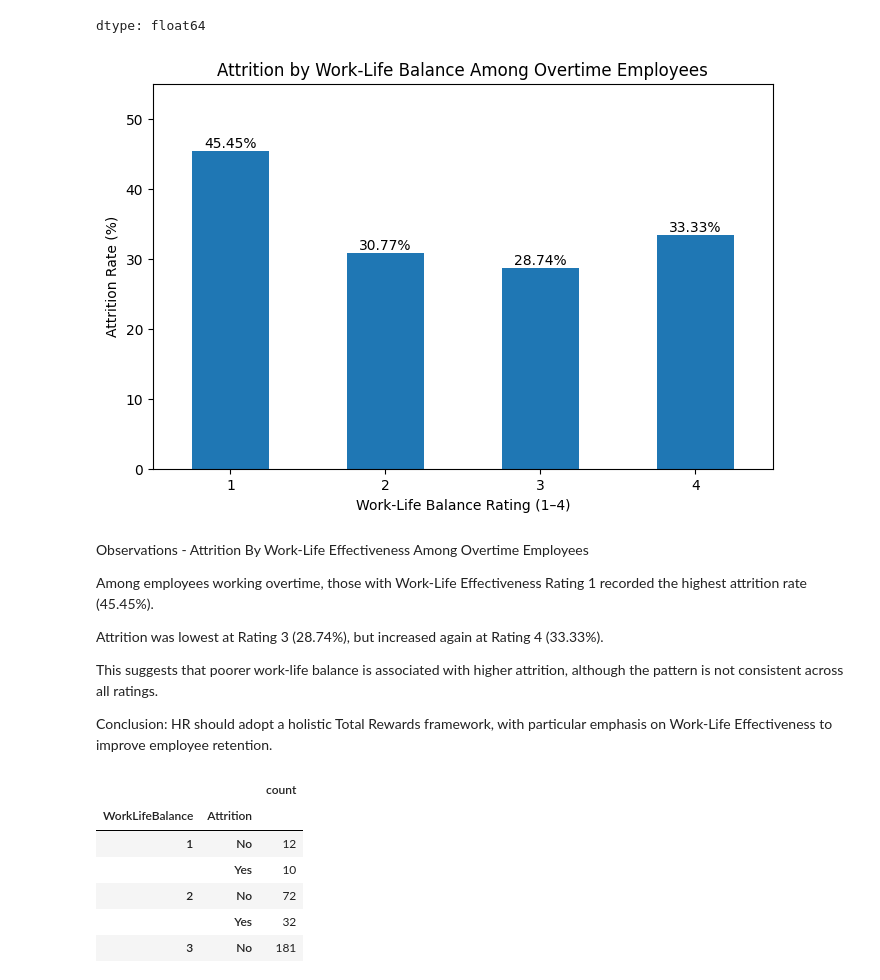
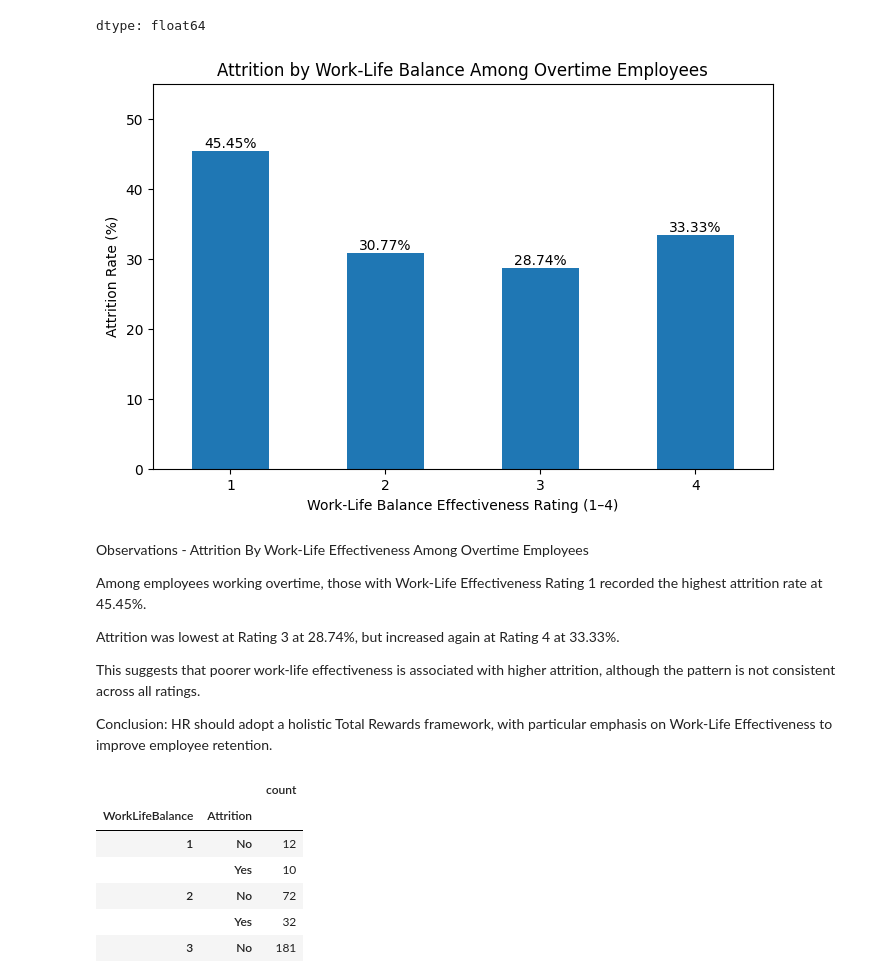
Before and after one commit to Jamieho1602/IBM-HR-Analytics-Overview, a Jupyter notebook: IBM_HR_Analytics.ipynb, the cells around one changed output. Saved outputs shown, nothing was run; the diff lists cells and outputs as text; code cells hidden in the pictures.

```diff
--- a/IBM_HR_Analytics.ipynb
+++ b/IBM_HR_Analytics.ipynb
@@ -1111,36 +1173,36 @@ overtime_data = hr_data[hr_data['OverTime'] == 'Yes']
 | 4 | 33.33 |
 dtype: float64
 # %%
-# RQ3 - Work-Life Balance and Attrition Among Overtime Employees
+# RQ3 - Work-Life Effectiveness and Attrition Among Overtime Employees
 
 overtime_data = hr_data[hr_data['OverTime'] == 'Yes']
 
 wlb_attrition = overtime_data.groupby('WorkLifeBalance')['Attrition_Flag'].mean() * 100
 
 ax = wlb_attrition.plot(
     kind='bar',
     figsize=(8, 5),
     title='Attrition by Work-Life Balance Among Overtime Employees'
 )
 
 for i, value in enumerate(wlb_attrition):
     plt.text(i, value + 0.5, f'{value:.2f}%', ha='center')
 
-plt.xlabel('Work-Life Balance Rating (1–4)')
+plt.xlabel('Work-Life Balance Effectiveness Rating (1–4)')
 plt.ylabel('Attrition Rate (%)')
 plt.xticks(rotation=0)
 plt.ylim(0, 55)
 plt.show()
 # %% [output]
-[figure, old version]
+[figure, new version]
 # %% [markdown]
 Observations - Attrition By Work-Life Effectiveness Among Overtime Employees
 
-Among employees working overtime, those with Work-Life Effectiveness Rating 1 recorded the highest attrition rate (45.45%).
+Among employees working overtime, those with Work-Life Effectiveness Rating 1 recorded the highest attrition rate at 45.45%.
 
-Attrition was lowest at Rating 3 (28.74%), but increased again at Rating 4 (33.33%).
+Attrition was lowest at Rating 3 at 28.74%, but increased again at Rating 4 at 33.33%.
 
-This suggests that poorer work-life balance is associated with higher attrition, although the pattern is not consistent across all ratings.
+This suggests that poorer work-life effectiveness is associated with higher attrition, although the pattern is not consistent across all ratings.
 
 Conclusion: HR should adopt a holistic Total Rewards framework, with particular emphasis on Work-Life Effectiveness to improve employee retention.
 # %%
```
Also changed, not shown: parts of 47 cells of this notebook.
